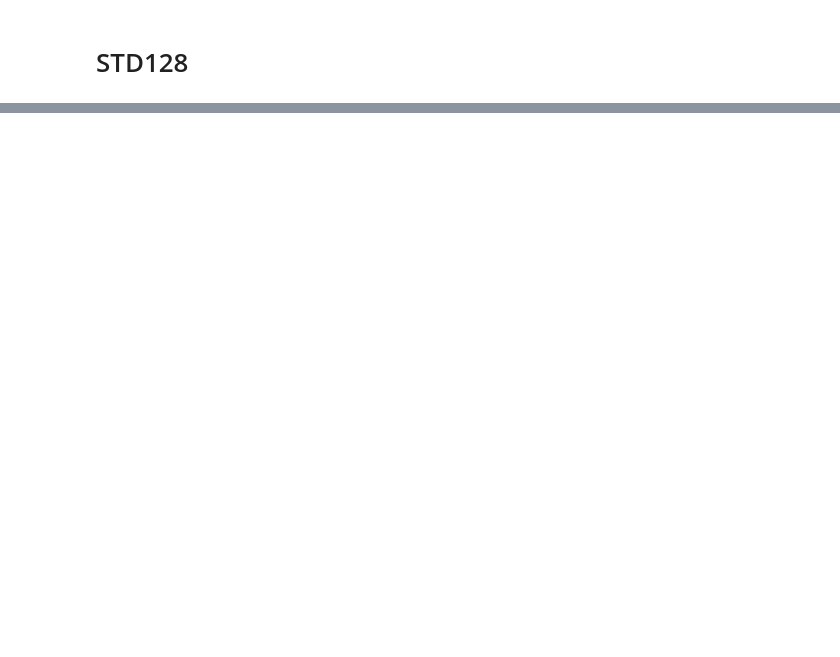
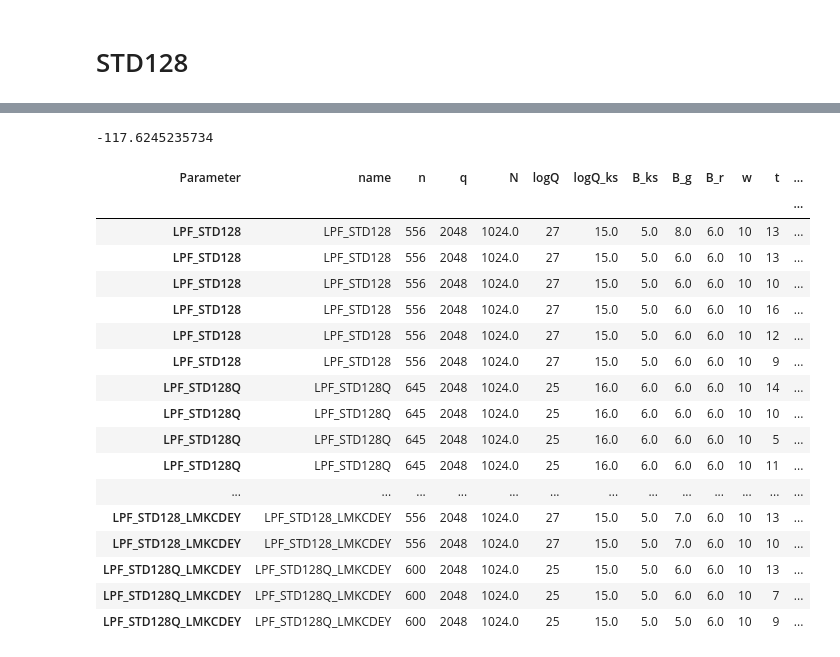
Before and after one commit to HONGDUCK/FHEW-TFHE-Noise-Calculator, a Jupyter notebook: noisetest.ipynb, the cells around one changed output, grey strips where cells are left out. Drawn from its saved outputs; the diff is of its cells as text; code cells hidden in the pictures; blank space fills up the shorter version.

```diff
--- a/noisetest.ipynb
+++ b/noisetest.ipynb
@@ -124,3 +129,49 @@ display_parameters_vector(*parsed_data_128, impl=impl)
 | LPF_STD128Q_GINX | LPF_STD128Q_GINX | 645 | 2048 | 1024.0 | 25 | 16.0 | 6.0 | 5.0 | 6.0 | 10 | 9 | ... |
 | LPF_STD128_LMKCDEY | LPF_STD128_LMKCDEY | 556 | 2048 | 1024.0 | 27 | 15.0 | 5.0 | 7.0 | 6.0 | 10 | 10 | ... |
 | LPF_STD128Q_LMKCDEY | LPF_STD128Q_LMKCDEY | 600 | 2048 | 1024.0 | 25 | 15.0 | 5.0 | 5.0 | 6.0 | 10 | 9 | ... |
+# %%
+result = mp.log(1 - mp.erf((2048/8) / (mp.sqrt(2) * mp.sqrt(416) )), 2)
+round(result, 10)
+# %% [output]
+-117.6245235734
+# %%
+FP_list = [-64, -96, -128]
+method_list = ['AP', 'GINX']
+test  = parse_data(data_test)
+
+test_vec = []
+
+cnt = 0
+for param in test:
+    if(cnt < 2):
+        for method in method_list:
+            for fp in FP_list:
+                test_vec.append(findParam(param, Xs='ternary', impl = impl, method = method, FP = fp))
+    else:
+        for fp in FP_list:
+            test_vec.append(findParam(param, Xs='ternary', impl = impl, method = 'LMKCDEY', FP = fp))
+
+    cnt += 1
+
+# setDigitsG(test[0], 2, 'AP')
+# print(calculate_failure_porb(test[0], Xs='ternary', method='AP'))
+display_parameters_vector(*test_vec, impl=impl)
+# %% [output]
+| Parameter | name | n | q | N | logQ | logQ_ks | B_ks | B_g | B_r | w | t | ... |
+|  |  |  |  |  |  |  |  |  |  |  |  | ... |
+| LPF_STD128 | LPF_STD128 | 556 | 2048 | 1024.0 | 27 | 15.0 | 5.0 | 8.0 | 6.0 | 10 | 13 | ... |
+| LPF_STD128 | LPF_STD128 | 556 | 2048 | 1024.0 | 27 | 15.0 | 5.0 | 6.0 | 6.0 | 10 | 13 | ... |
+| LPF_STD128 | LPF_STD128 | 556 | 2048 | 1024.0 | 27 | 15.0 | 5.0 | 6.0 | 6.0 | 10 | 10 | ... |
+| LPF_STD128 | LPF_STD128 | 556 | 2048 | 1024.0 | 27 | 15.0 | 5.0 | 6.0 | 6.0 | 10 | 16 | ... |
+| LPF_STD128 | LPF_STD128 | 556 | 2048 | 1024.0 | 27 | 15.0 | 5.0 | 6.0 | 6.0 | 10 | 12 | ... |
+| LPF_STD128 | LPF_STD128 | 556 | 2048 | 1024.0 | 27 | 15.0 | 5.0 | 6.0 | 6.0 | 10 | 9 | ... |
+| LPF_STD128Q | LPF_STD128Q | 645 | 2048 | 1024.0 | 25 | 16.0 | 6.0 | 6.0 | 6.0 | 10 | 14 | ... |
+| LPF_STD128Q | LPF_STD128Q | 645 | 2048 | 1024.0 | 25 | 16.0 | 6.0 | 6.0 | 6.0 | 10 | 10 | ... |
+| LPF_STD128Q | LPF_STD128Q | 645 | 2048 | 1024.0 | 25 | 16.0 | 6.0 | 6.0 | 6.0 | 10 | 5 | ... |
+| LPF_STD128Q | LPF_STD128Q | 645 | 2048 | 1024.0 | 25 | 16.0 | 6.0 | 6.0 | 6.0 | 10 | 11 | ... |
+| ... | ... | ... | ... | ... | ... | ... | ... | ... | ... | ... | ... | ... |
+| LPF_STD128_LMKCDEY | LPF_STD128_LMKCDEY | 556 | 2048 | 1024.0 | 27 | 15.0 | 5.0 | 7.0 | 6.0 | 10 | 13 | ... |
+| LPF_STD128_LMKCDEY | LPF_STD128_LMKCDEY | 556 | 2048 | 1024.0 | 27 | 15.0 | 5.0 | 7.0 | 6.0 | 10 | 10 | ... |
+| LPF_STD128Q_LMKCDEY | LPF_STD128Q_LMKCDEY | 600 | 2048 | 1024.0 | 25 | 15.0 | 5.0 | 6.0 | 6.0 | 10 | 13 | ... |
+| LPF_STD128Q_LMKCDEY | LPF_STD128Q_LMKCDEY | 600 | 2048 | 1024.0 | 25 | 15.0 | 5.0 | 6.0 | 6.0 | 10 | 7 | ... |
+| LPF_STD128Q_LMKCDEY | LPF_STD128Q_LMKCDEY | 600 | 2048 | 1024.0 | 25 | 15.0 | 5.0 | 5.0 | 6.0 | 10 | 9 | ... |
```
Also changed, not shown: parts of 5 cells of this notebook, 1 other file.
